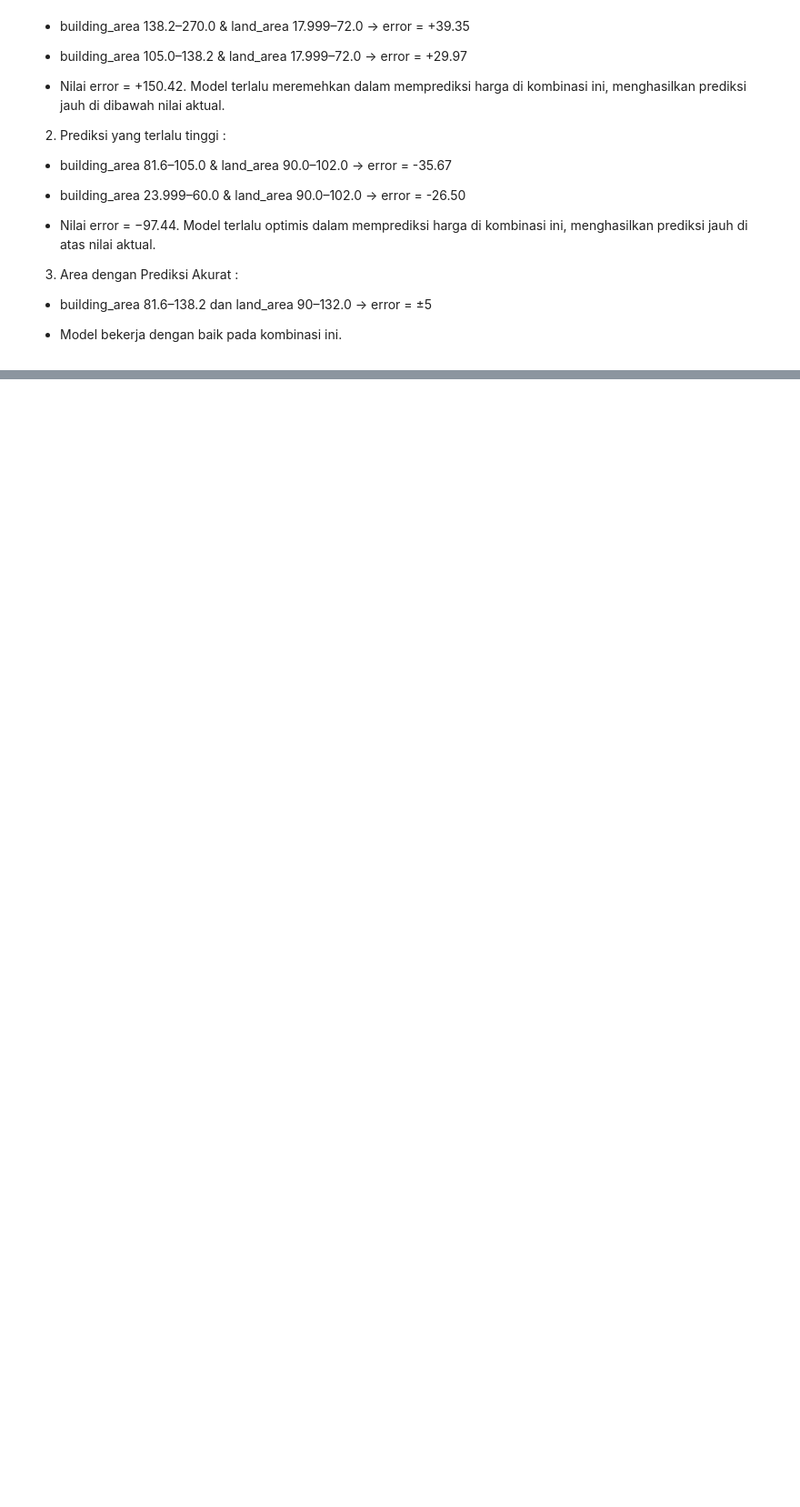
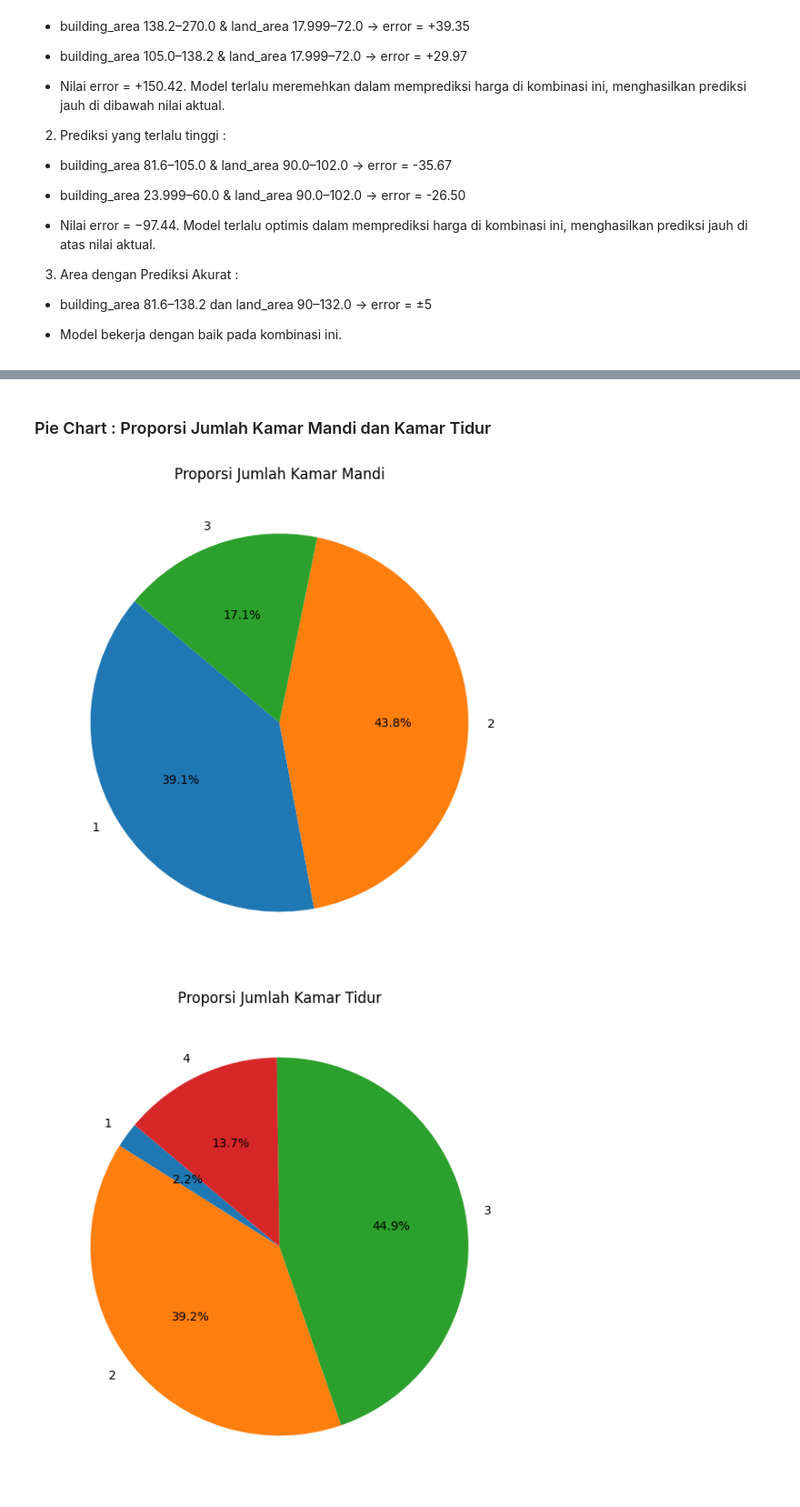
Before and after one commit to romzyalba/house_price_model, a Jupyter notebook: src/notebooks/eda.ipynb, the cells around one changed output, grey strips where cells are left out. Shown at 91% size. Saved outputs shown, nothing was run; the diff lists cells and outputs as text; code cells hidden in the pictures; blank space fills up the shorter version.

```diff
--- a/src/notebooks/eda.ipynb
+++ b/src/notebooks/eda.ipynb
@@ -400,0 +481,23 @@ plt.show()
+# %% [markdown]
+### Pie Chart : Proporsi Jumlah Kamar Mandi dan Kamar Tidur
+# %%
+import matplotlib.pyplot as plt
+
+# Pie chart untuk kamar mandi
+bathroom_counts = rumah123_df['bathroom'].value_counts().sort_index()
+plt.figure(figsize=(6, 6))
+plt.pie(bathroom_counts, labels=bathroom_counts.index, autopct='%1.1f%%', startangle=140)
+plt.title('Proporsi Jumlah Kamar Mandi')
+plt.tight_layout()
+plt.show()
+
+# Pie chart untuk kamar tidur
+bedroom_counts = rumah123_df['bedroom'].value_counts().sort_index()
+plt.figure(figsize=(6, 6))
+plt.pie(bedroom_counts, labels=bedroom_counts.index, autopct='%1.1f%%', startangle=140)
+plt.title('Proporsi Jumlah Kamar Tidur')
+plt.tight_layout()
+plt.show()
+# %% [output]
+[figure, added]
+[figure, added]
```
Also changed, not shown: parts of 15 cells of this notebook, 3 other files.
